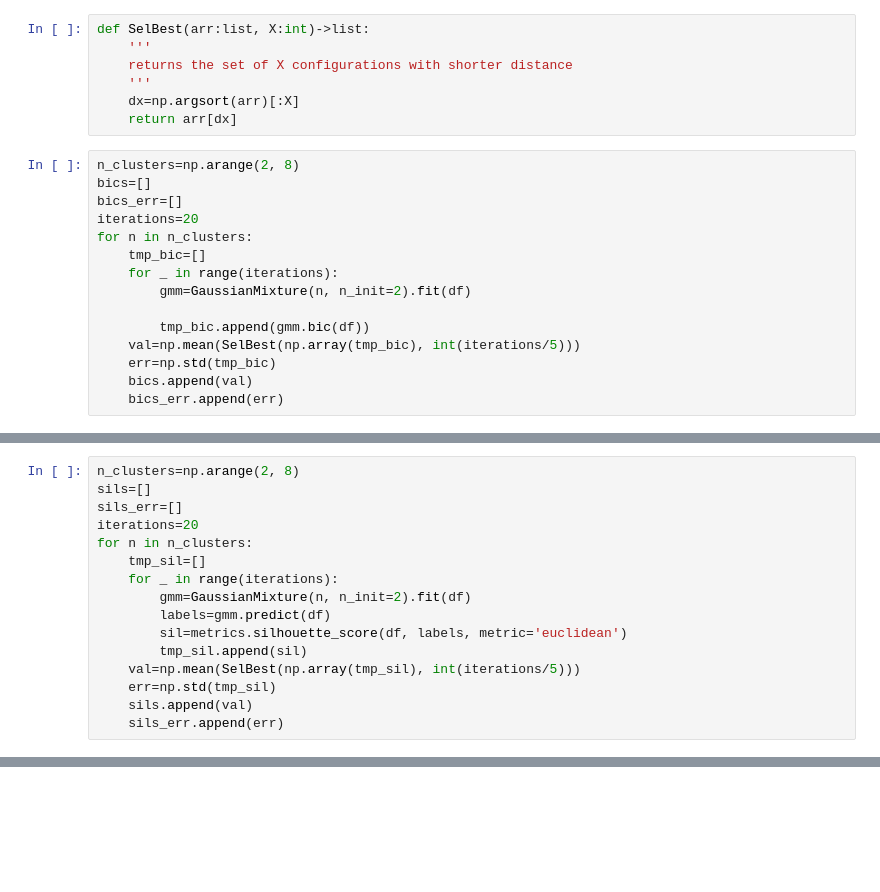
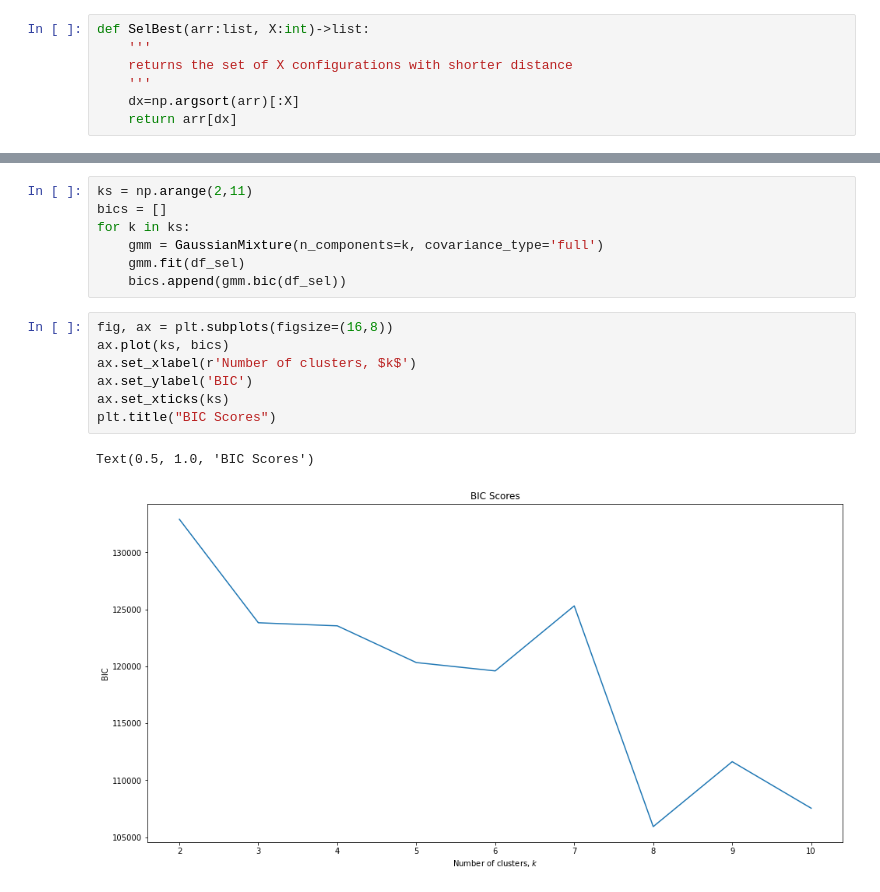
Before and after one commit to hafidhadhiet/House-Price-Segmentation, a Jupyter notebook: Clustering.ipynb, the cells around one changed output, grey strips where cells are left out. Saved outputs shown, nothing was run; the diff lists cells and outputs as text; blank space fills up the shorter version.

```diff
--- a/Clustering.ipynb
+++ b/Clustering.ipynb
@@ -63,18 +80,3 @@ def SelBest(arr:list, X:int)->list:
     '''
     dx=np.argsort(arr)[:X]
     return arr[dx]
-# %%
-n_clusters=np.arange(2, 8)
-bics=[]
-bics_err=[]
-iterations=20
-for n in n_clusters:
-    tmp_bic=[]
-    for _ in range(iterations):
-        gmm=GaussianMixture(n, n_init=2).fit(df)
-
-        tmp_bic.append(gmm.bic(df))
-    val=np.mean(SelBest(np.array(tmp_bic), int(iterations/5)))
-    err=np.std(tmp_bic)
-    bics.append(val)
-    bics_err.append(err)
@@ -91,16 +82,0 @@ plt.legend()
-# %%
-n_clusters=np.arange(2, 8)
-sils=[]
-sils_err=[]
-iterations=20
-for n in n_clusters:
-    tmp_sil=[]
-    for _ in range(iterations):
-        gmm=GaussianMixture(n, n_init=2).fit(df)
-        labels=gmm.predict(df)
-        sil=metrics.silhouette_score(df, labels, metric='euclidean')
-        tmp_sil.append(sil)
-    val=np.mean(SelBest(np.array(tmp_sil), int(iterations/5)))
-    err=np.std(tmp_sil)
-    sils.append(val)
-    sils_err.append(err)
@@ -115,0 +83,17 @@ Text(0, 0.5, 'Score')
+# %%
+ks = np.arange(2,11)
+bics = []
+for k in ks:
+    gmm = GaussianMixture(n_components=k, covariance_type='full')
+    gmm.fit(df_sel)
+    bics.append(gmm.bic(df_sel))
+# %%
+fig, ax = plt.subplots(figsize=(16,8))
+ax.plot(ks, bics)
+ax.set_xlabel(r'Number of clusters, $k$')
+ax.set_ylabel('BIC')
+ax.set_xticks(ks)
+plt.title("BIC Scores")
+# %% [output]
+Text(0.5, 1.0, 'BIC Scores')
+[figure, added]
```
Also changed, not shown: parts of 18 cells of this notebook, 2 other files.
